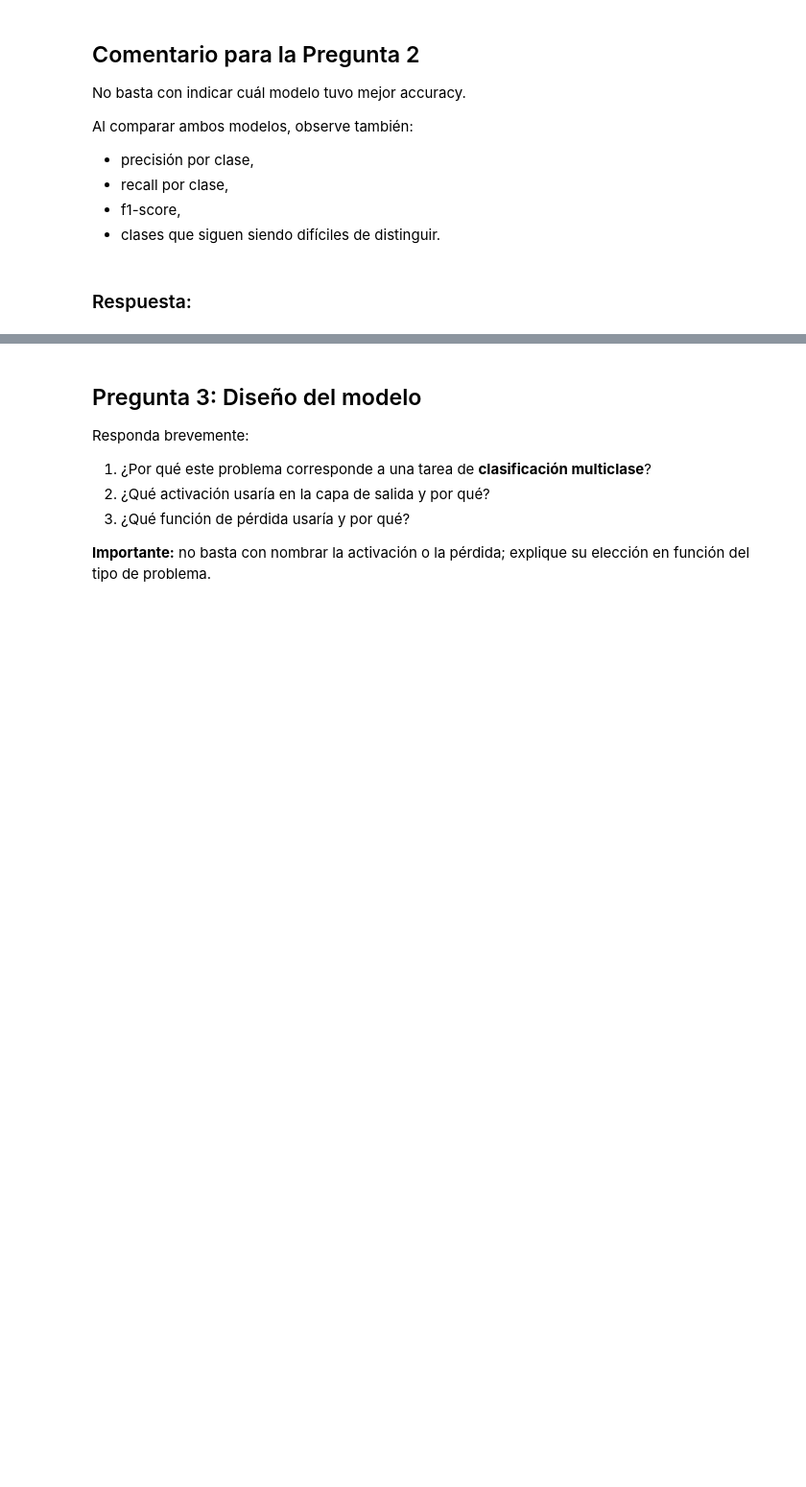
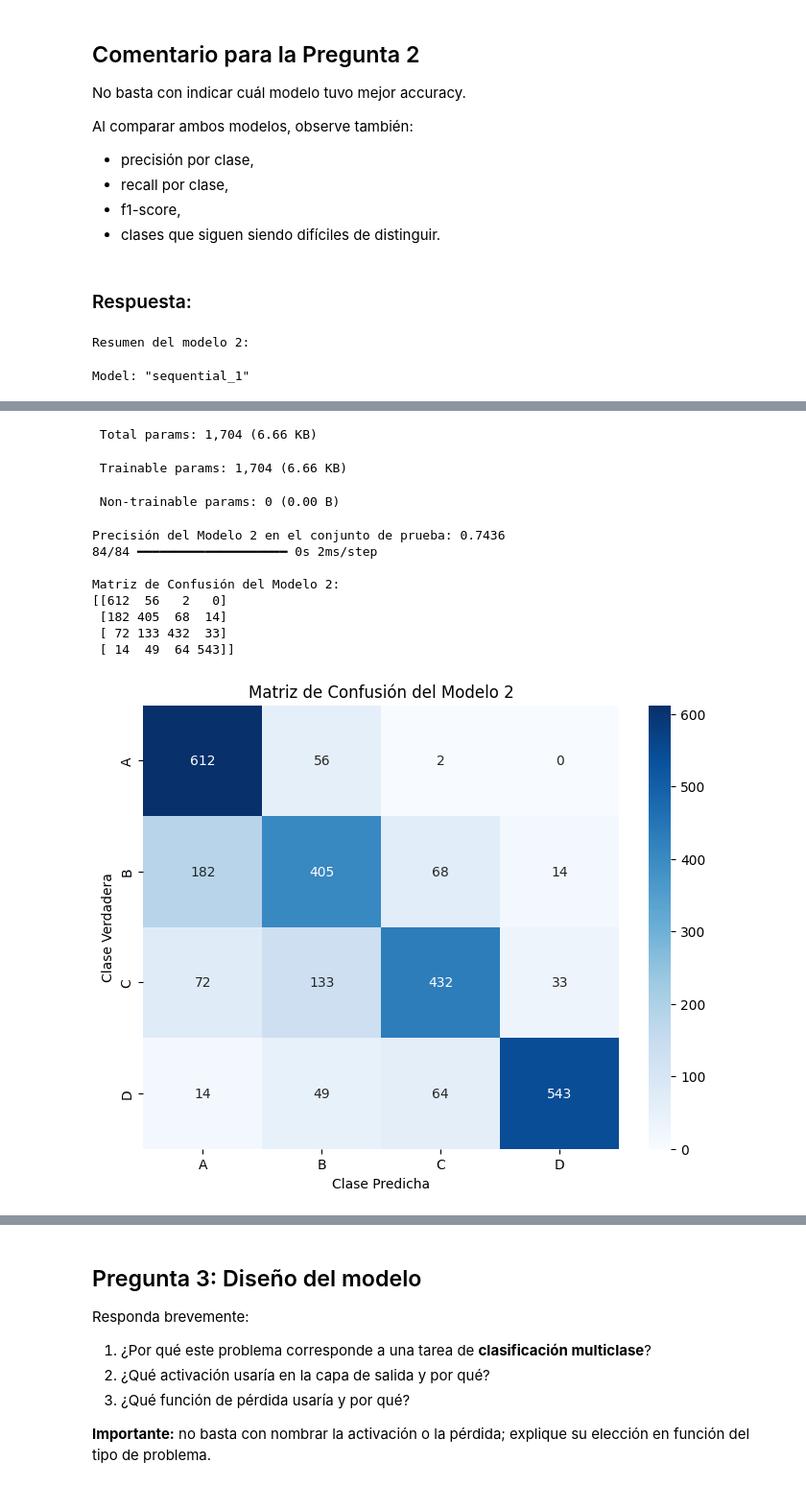
Before and after one commit to CaMunozS/deep_learning, a Jupyter notebook: Actividad2_DL2026.ipynb, the cells around one changed output, grey strips where cells are left out. Shown at 96% size. Drawn from its saved outputs; the diff is of its cells as text; code cells hidden in the pictures; blank space fills up the shorter version.

```diff
--- a/Actividad2_DL2026.ipynb
+++ b/Actividad2_DL2026.ipynb
@@ -156,3 +271,68 @@ Al comparar ambos modelos, observe también:
 - clases que siguen siendo difíciles de distinguir.
 # %% [markdown]
 ### Respuesta:
+# %%
+from tensorflow.keras.models import Sequential
+from tensorflow.keras.layers import Dense
+
+# 1. Construir el segundo modelo
+model2 = Sequential([
+    Dense(50, activation='tanh', input_shape=(n_features,)),
+    Dense(20, activation='tanh'),
+    Dense(n_classes, activation='softmax')
+])
+
+model2.compile(optimizer='adam',
+               loss='categorical_crossentropy',
+               metrics=['accuracy'])
+
+print("Resumen del modelo 2:")
+model2.summary()
+
+# Entrenar la red
+history2 = model2.fit(X_train_std, y_train,
+                      epochs=50,
+                      batch_size=125,
+                      verbose=0, # No mostrar el progreso de cada época
+                      validation_split=0.2 # Usar un 20% de los datos de entrenamiento para validación
+                     )
+
+# Evaluar el modelo
+loss2, accuracy2 = model2.evaluate(X_test_std, y_test, verbose=0)
+print(f"\nPrecisión del Modelo 2 en el conjunto de prueba: {accuracy2:.4f}")
+
+# 2. Generar predicciones sobre X_test_std
+y_pred_proba_model2 = model2.predict(X_test_std)
+y_pred_model2 = np.argmax(y_pred_proba_model2, axis=1)
+
+# Las etiquetas verdaderas ya están en y_test_labels del ejercicio anterior
+
+# 3. Construir la matriz de confusión
+conf_matrix_model2 = confusion_matrix(y_test_labels, y_pred_model2)
+print("\nMatriz de Confusión del Modelo 2:")
+print(conf_matrix_model2)
+
+# Visualizar la matriz de confusión
+plt.figure(figsize=(8, 6))
+sns.heatmap(conf_matrix_model2, annot=True, fmt='d', cmap='Blues', xticklabels=class_names, yticklabels=class_names)
+plt.xlabel('Clase Predicha')
+plt.ylabel('Clase Verdadera')
+plt.title('Matriz de Confusión del Modelo 2')
+plt.show()
+
+# 4. Generar el classification report
+clf_report_model2 = classification_report(y_test_labels, y_pred_model2, target_names=class_names)
+print("\nReporte de Clasificación del Modelo 2:")
+print(clf_report_model2)
+
+# 5. Comparar este modelo con el de la Pregunta 1 en términos de desempeño general y comportamiento por clase.
+print("\n--- Comparación de Modelos ---")
+print(f"Modelo 1 - Precisión en el conjunto de prueba: {accuracy1:.4f}")
+print("Reporte de Clasificación del Modelo 1:\n", clf_report_model1)
+print(f"\nModelo 2 - Precisión en el conjunto de prueba: {accuracy2:.4f}")
+print("Reporte de Clasificación del Modelo 2:\n", clf_report_model2)
+
+# La justificación de la comparación se hará después de la ejecución y análisis de los resultados.
+# %% [output]
+Resumen del modelo 2:
+Model: "sequential_1"
@@ -158,0 +348,12 @@ Al comparar ambos modelos, observe también:
+ Total params: 1,704 (6.66 KB)
+ Trainable params: 1,704 (6.66 KB)
+ Non-trainable params: 0 (0.00 B)
+Precisión del Modelo 2 en el conjunto de prueba: 0.7436
+84/84 ━━━━━━━━━━━━━━━━━━━━ 0s 2ms/step
+
+Matriz de Confusión del Modelo 2:
+[[612  56   2   0]
+ [182 405  68  14]
+ [ 72 133 432  33]
+ [ 14  49  64 543]]
+[figure, added]
```
Also changed, not shown: parts of 9 cells of this notebook.
